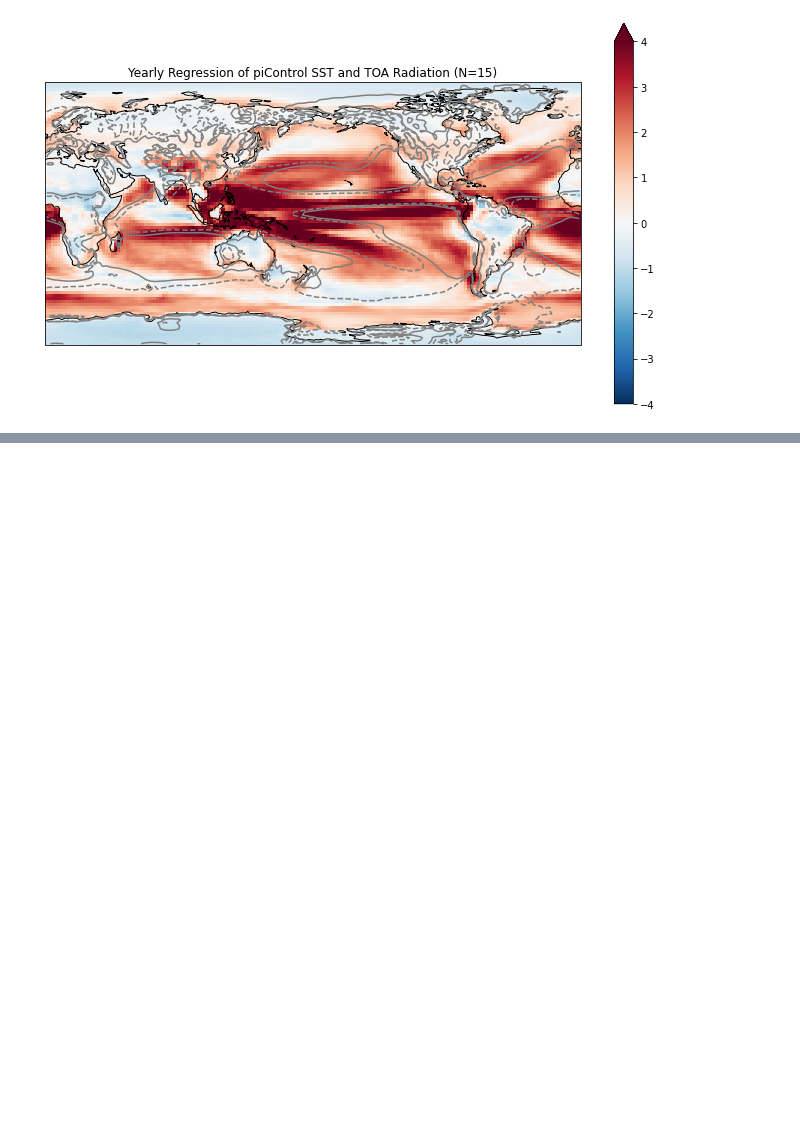
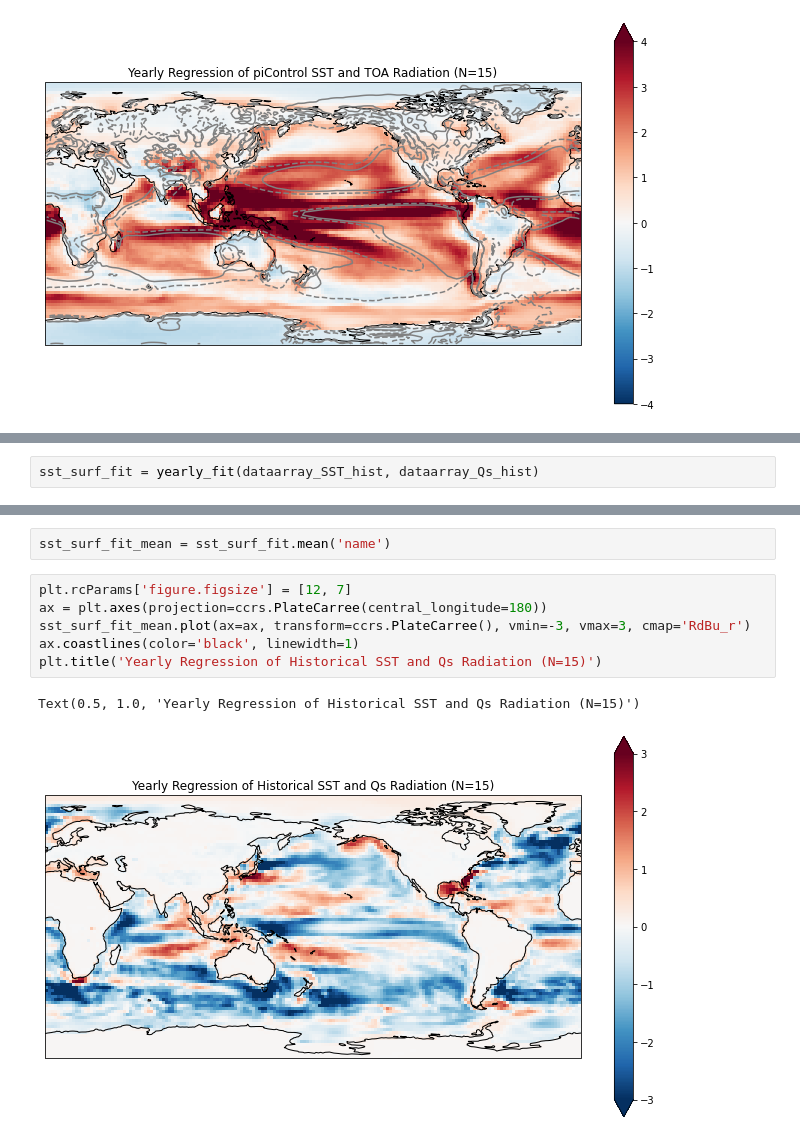
Before and after one commit to mailesasaki/cesmle_variability_analysis, a Jupyter notebook: regressions/yearly_regression.ipynb, the cells around one changed output, grey strips where cells are left out. Drawn from its saved outputs; the diff is of its cells as text; blank space fills up the shorter version.

Commit message:
Yearly regressions for surface radiation

```diff
--- a/regressions/yearly_regression.ipynb
+++ b/regressions/yearly_regression.ipynb
@@ -203,0 +208,2 @@ Text(0.5, 1.0, 'Yearly Regression of piControl SST and TOA Radiation (N=15)')
+# %%
+sst_surf_fit = yearly_fit(dataarray_SST_hist, dataarray_Qs_hist)
@@ -203,0 +246,11 @@ Text(0.5, 1.0, 'Yearly Regression of piControl SST and TOA Radiation (N=15)')
+# %%
+sst_surf_fit_mean = sst_surf_fit.mean('name')
+# %%
+plt.rcParams['figure.figsize'] = [12, 7]
+ax = plt.axes(projection=ccrs.PlateCarree(central_longitude=180))
+sst_surf_fit_mean.plot(ax=ax, transform=ccrs.PlateCarree(), vmin=-3, vmax=3, cmap='RdBu_r')
+ax.coastlines(color='black', linewidth=1)
+plt.title('Yearly Regression of Historical SST and Qs Radiation (N=15)')
+# %% [output]
+Text(0.5, 1.0, 'Yearly Regression of Historical SST and Qs Radiation (N=15)')
+[figure, added]
```
Also changed, not shown: parts of 7 cells of this notebook, 1 other file.
